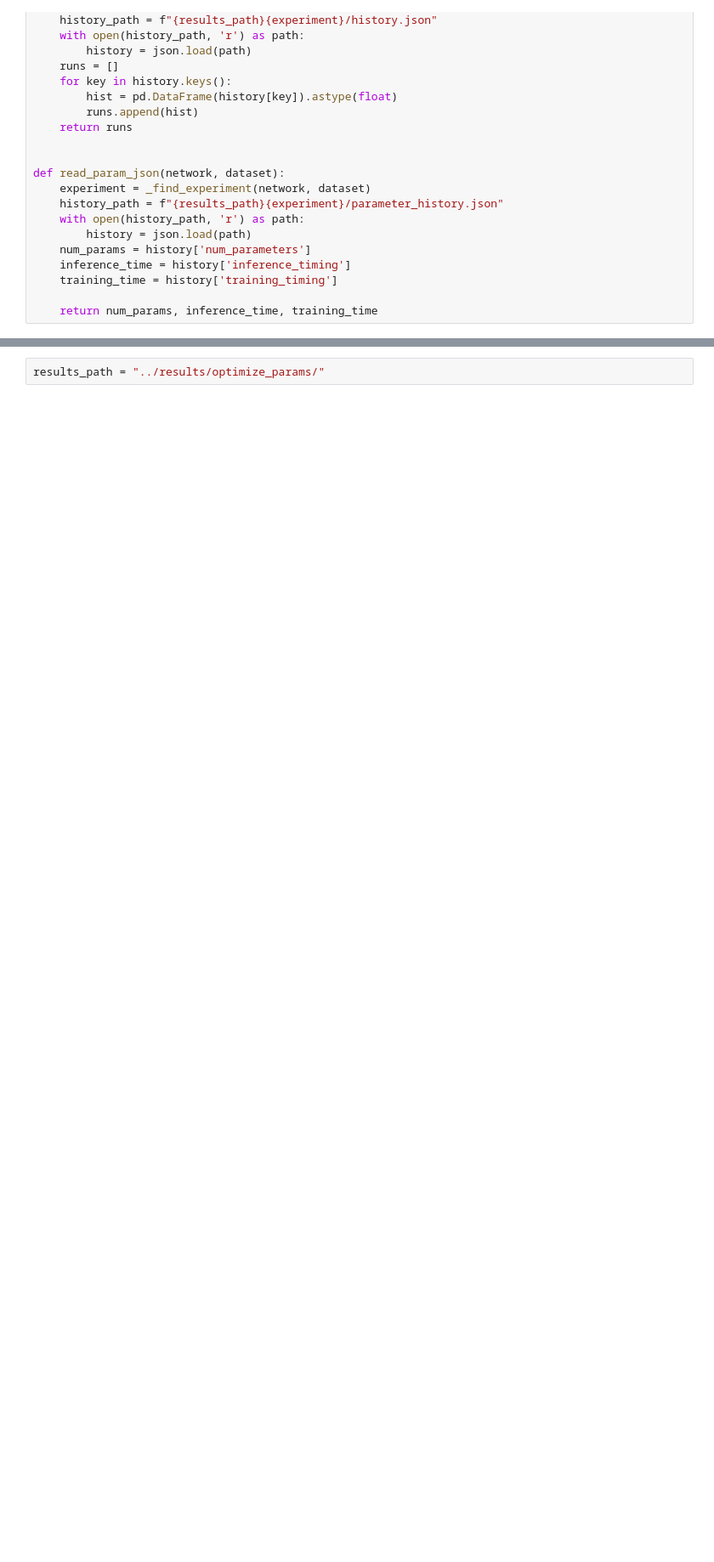
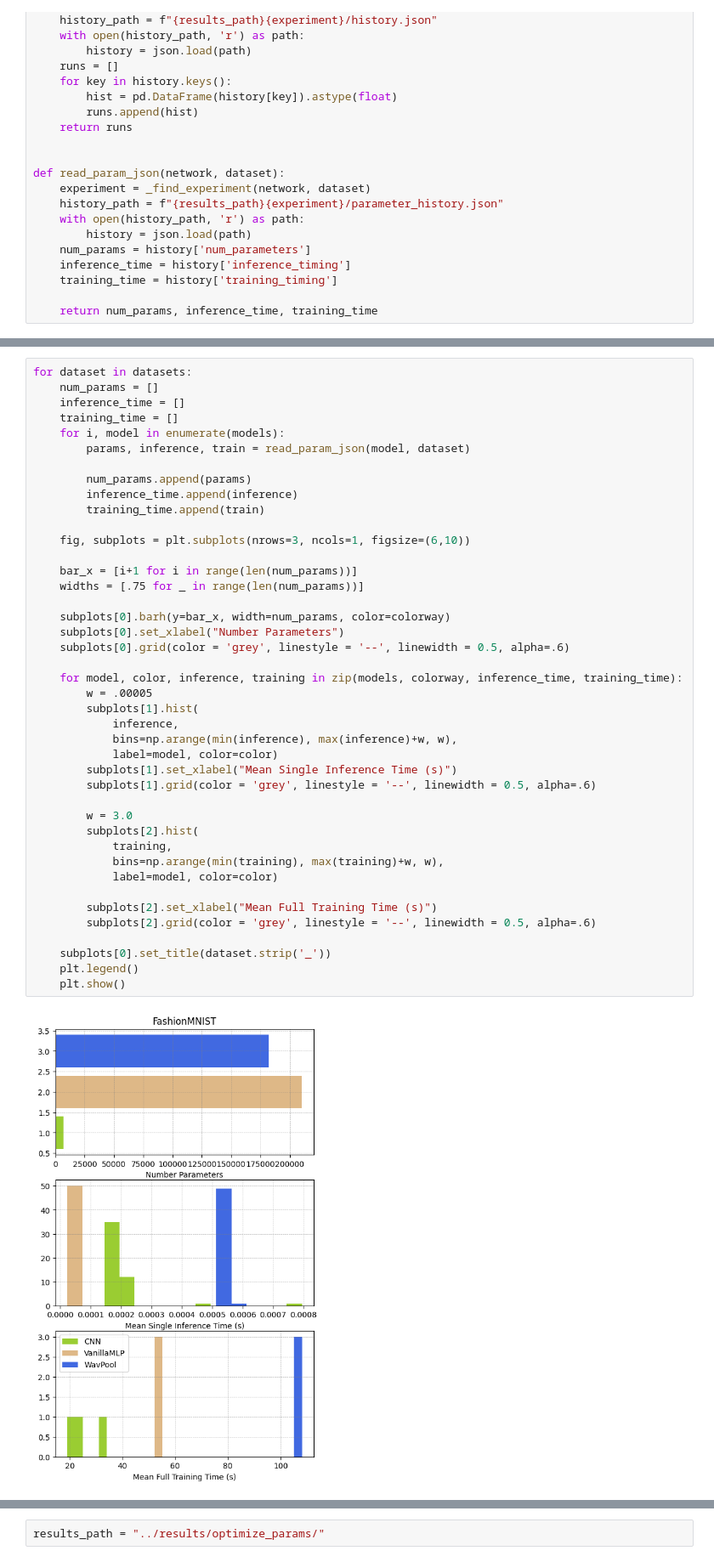
Before and after one commit to deepskies/DeepWavNN, a Jupyter notebook: notebooks/results_visuals.ipynb, the cells around one changed output, grey strips where cells are left out. Shown at 85% size. Drawn from its saved outputs; the diff is of its cells as text; blank space fills up the shorter version.

```diff
--- a/notebooks/results_visuals.ipynb
+++ b/notebooks/results_visuals.ipynb
@@ -115,0 +103,44 @@ for dataset in datasets:
+# %%
+for dataset in datasets:
+    num_params = []
+    inference_time = []
+    training_time = []
+    for i, model in enumerate(models):
+        params, inference, train = read_param_json(model, dataset)
+
+        num_params.append(params)
+        inference_time.append(inference)
+        training_time.append(train)
+
+    fig, subplots = plt.subplots(nrows=3, ncols=1, figsize=(6,10))
+
+    bar_x = [i+1 for i in range(len(num_params))]
+    widths = [.75 for _ in range(len(num_params))]
+
+    subplots[0].barh(y=bar_x, width=num_params, color=colorway)
+    subplots[0].set_xlabel("Number Parameters")
+    subplots[0].grid(color = 'grey', linestyle = '--', linewidth = 0.5, alpha=.6)
+
+    for model, color, inference, training in zip(models, colorway, inference_time, training_time):
+        w = .00005
+        subplots[1].hist(
+            inference,
+            bins=np.arange(min(inference), max(inference)+w, w),
+            label=model, color=color)
+        subplots[1].set_xlabel("Mean Single Inference Time (s)")
+        subplots[1].grid(color = 'grey', linestyle = '--', linewidth = 0.5, alpha=.6)
+
+        w = 3.0
+        subplots[2].hist(
+            training,
+            bins=np.arange(min(training), max(training)+w, w),
+            label=model, color=color)
+
+        subplots[2].set_xlabel("Mean Full Training Time (s)")
+        subplots[2].grid(color = 'grey', linestyle = '--', linewidth = 0.5, alpha=.6)
+
+    subplots[0].set_title(dataset.strip('_'))
+    plt.legend()
+    plt.show()
+# %% [output]
+[figure, added]
```
Also changed, not shown: parts of 10 cells of this notebook, 1 other file.
